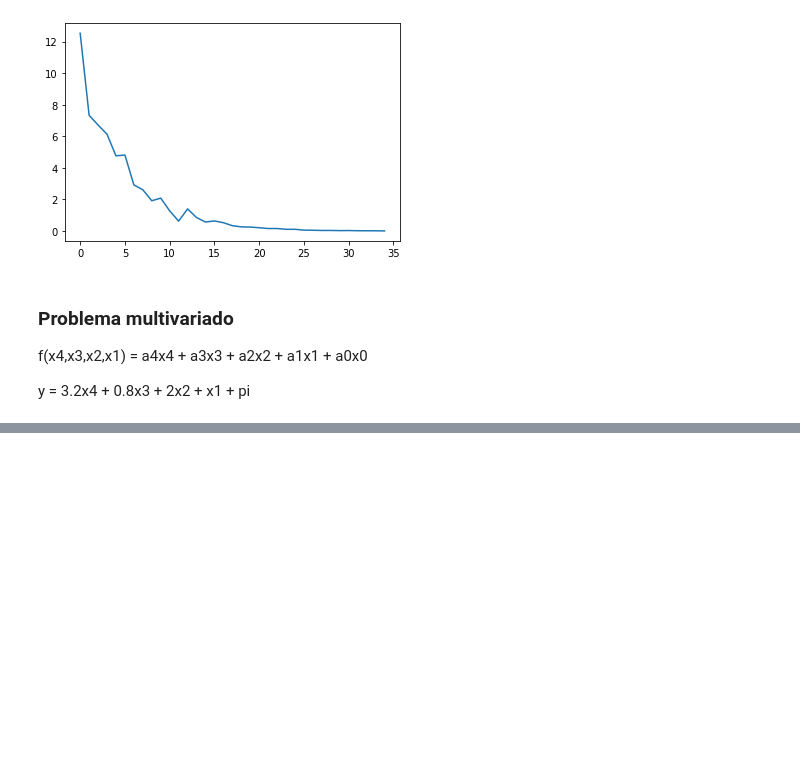
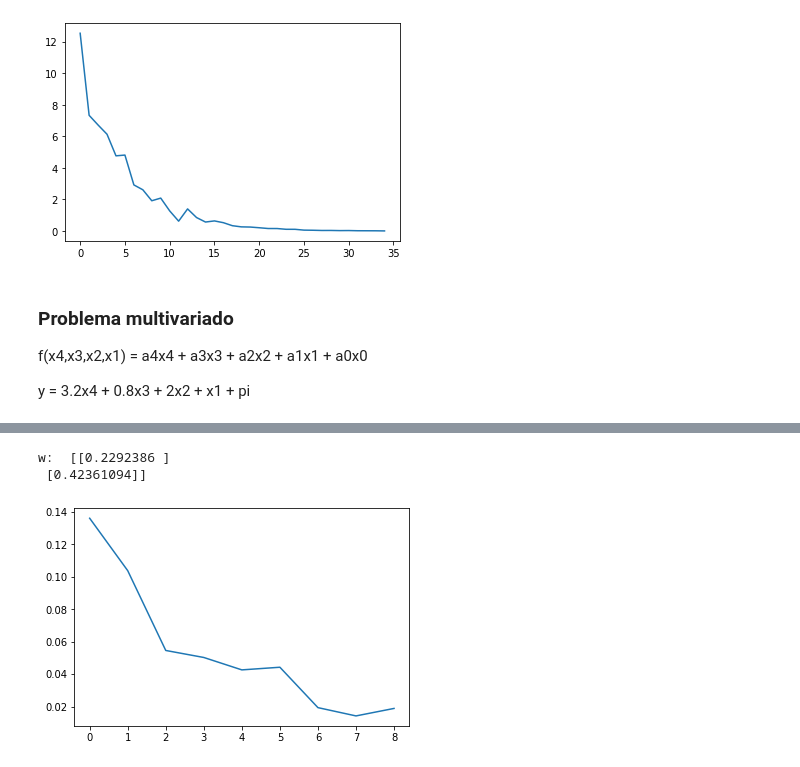
Before and after one commit to jueta/Artificial-Neural-Networks, a Jupyter notebook: 课三/exercicio3.ipynb, the cells around one changed output, grey strips where cells are left out. Drawn from its saved outputs; the diff is of its cells as text; code cells hidden in the pictures; blank space fills up the shorter version.

```diff
--- a/课三/exercicio3.ipynb
+++ b/课三/exercicio3.ipynb
@@ -137,0 +228,12 @@ w:  [[1.01577848]
+# %%
+retlist = trainAdaline(train_x,train_y,0.01,0.01,50,1)
+
+w = retlist[0]
+erro = retlist[1]
+
+plt.plot(erro)
+print("w: ", w)
+# %% [output]
+w:  [[0.2292386 ]
+ [0.42361094]]
+[figure, added]
```
Also changed, not shown: parts of 7 cells of this notebook, 6 other files.
